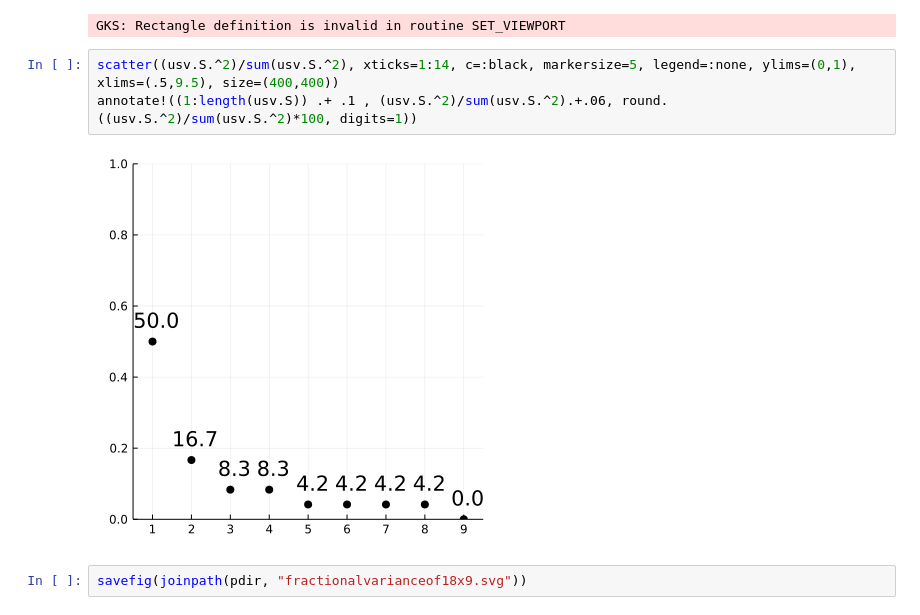
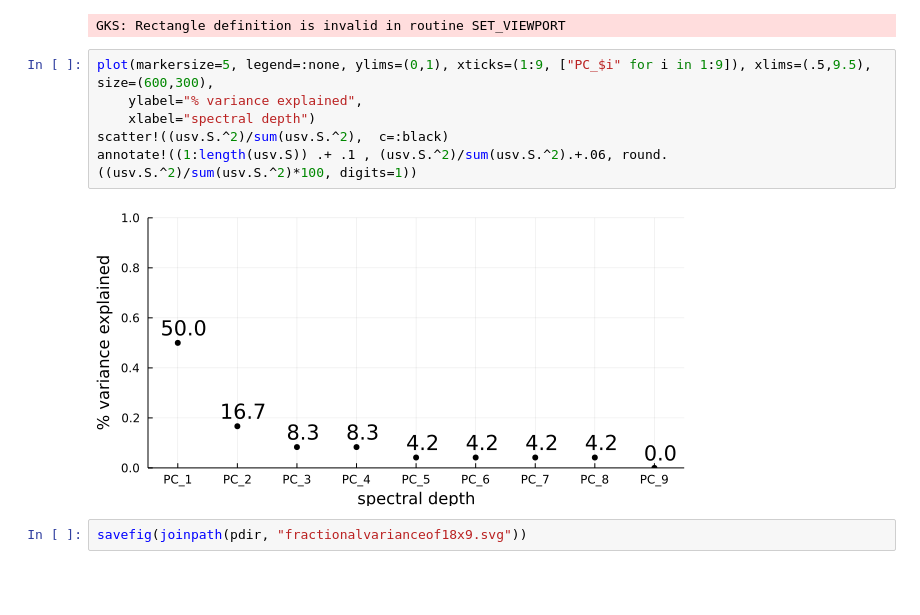
Before and after one commit to aramanlab/Doran_etal_2022, a Jupyter notebook: notebooks/reports/supp02_18x9_homoplasy.ipynb, the cells around one changed output. Saved outputs shown, nothing was run; the diff lists cells and outputs as text; blank space fills up the shorter version.

Commit message:
update explained variance labels

```diff
--- a/notebooks/reports/supp02_18x9_homoplasy.ipynb
+++ b/notebooks/reports/supp02_18x9_homoplasy.ipynb
@@ -59,10 +59,13 @@ savefig(joinpath(pdir, "SVDdecomp_of_18x9data.svg"))
 # %% [output]
 GKS: Rectangle definition is invalid in routine SET_VIEWPORT
 # %%
-scatter((usv.S.^2)/sum(usv.S.^2), xticks=1:14, c=:black, markersize=5, legend=:none, ylims=(0,1), xlims=(.5,9.5), size=(400,400))
+plot(markersize=5, legend=:none, ylims=(0,1), xticks=(1:9, ["PC_$i" for i in 1:9]), xlims=(.5,9.5), size=(600,300),
+    ylabel="% variance explained",
+    xlabel="spectral depth")
+scatter!((usv.S.^2)/sum(usv.S.^2),  c=:black)
 annotate!((1:length(usv.S)) .+ .1 , (usv.S.^2)/sum(usv.S.^2).+.06, round.((usv.S.^2)/sum(usv.S.^2)*100, digits=1))
 # %% [output]
-[figure, old version]
+[figure, new version]
 # %%
 savefig(joinpath(pdir, "fractionalvarianceof18x9.svg"))
 # %% [markdown]
```
